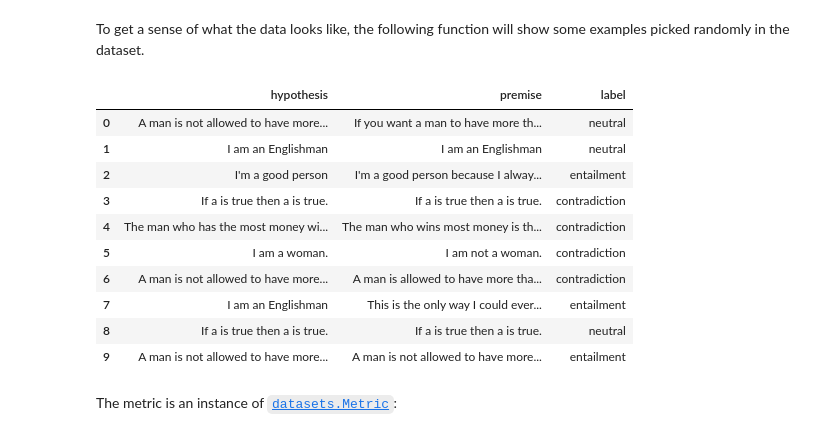
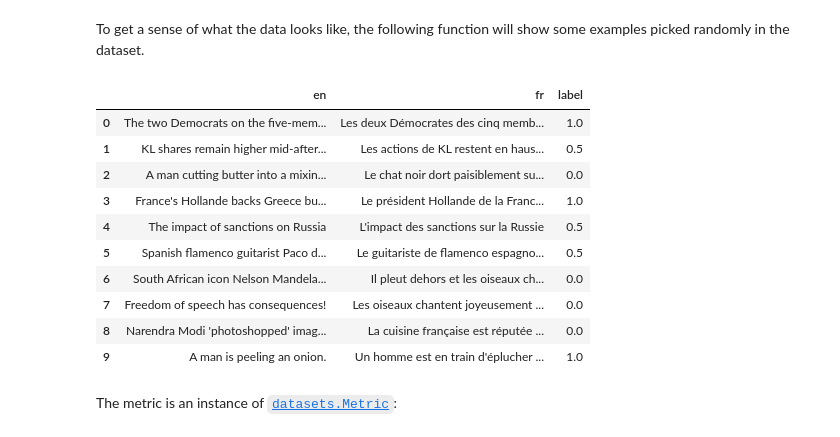
Before and after one commit to koheisanno/dino_NLPFinal, a Jupyter notebook: scripts/trans-sts/run_training_trans_x2.ipynb, the cells around one changed output. Saved outputs shown, nothing was run; the diff lists cells and outputs as text; code cells hidden in the pictures.

```diff
--- a/scripts/trans-sts/run_training_trans_x2.ipynb
+++ b/scripts/trans-sts/run_training_trans_x2.ipynb
@@ -67,8 +85 @@ from datasets import load_dataset, load_metric, Dataset, ClassLabel
 from importlib import reload
-# %%
-input_path = "/content/dino_NLPFinal/test_output/nli-x2-dataset.jsonl"
-label_names = ["contradiction", "neutral", "entailment"]
-dataset = read_into_dict(input_path, "hypothesis", "premise")
-
-dataset = Dataset.from_dict(dataset)
-dataset = dataset.cast_column("label", ClassLabel(c=label_names))
@@ -105,19 +181,19 @@ def show_random_elements(dataset, num_examples=10):
             df[column] = df[column].transform(lambda i: typ.names[i])
     display(HTML(df.to_html()))
 # %%
-show_random_elements(data)
+show_random_elements(train_dataset)
 # %% [output]
-|  | hypothesis | premise | label |
-| 0 | A man is not allowed to have more... | If you want a man to have more th... | neutral |
-| 1 | I am an Englishman | I am an Englishman | neutral |
-| 2 | I'm a good person | I'm a good person because I alway... | entailment |
-| 3 | If a is true then a is true. | If a is true then a is true. | contradiction |
-| 4 | The man who has the most money wi... | The man who wins most money is th... | contradiction |
-| 5 | I am a woman. | I am not a woman. | contradiction |
-| 6 | A man is not allowed to have more... | A man is allowed to have more tha... | contradiction |
-| 7 | I am an Englishman | This is the only way I could ever... | entailment |
-| 8 | If a is true then a is true. | If a is true then a is true. | neutral |
-| 9 | A man is not allowed to have more... | A man is not allowed to have more... | entailment |
+|  | en | fr | label |
+| 0 | The two Democrats on the five-mem... | Les deux Démocrates des cinq memb... | 1.0 |
+| 1 | KL shares remain higher mid-after... | Les actions de KL restent en haus... | 0.5 |
+| 2 | A man cutting butter into a mixin... | Le chat noir dort paisiblement su... | 0.0 |
+| 3 | France's Hollande backs Greece bu... | Le président Hollande de la Franc... | 1.0 |
+| 4 | The impact of sanctions on Russia | L'impact des sanctions sur la Russie | 0.5 |
+| 5 | Spanish flamenco guitarist Paco d... | Le guitariste de flamenco espagno... | 0.5 |
+| 6 | South African icon Nelson Mandela... | Il pleut dehors et les oiseaux ch... | 0.0 |
+| 7 | Freedom of speech has consequences! | Les oiseaux chantent joyeusement ... | 0.0 |
+| 8 | Narendra Modi 'photoshopped' imag... | La cuisine française est réputée ... | 0.0 |
+| 9 | A man is peeling an onion. | Un homme est en train d'éplucher ... | 1.0 |
 # %% [markdown]
 The metric is an instance of [`datasets.Metric`](https://huggingface.co/docs/datasets/package_reference/main_classes.html#datasets.Metric):
 # %%
```
Also changed, not shown: parts of 30 cells of this notebook, 7 other files.
